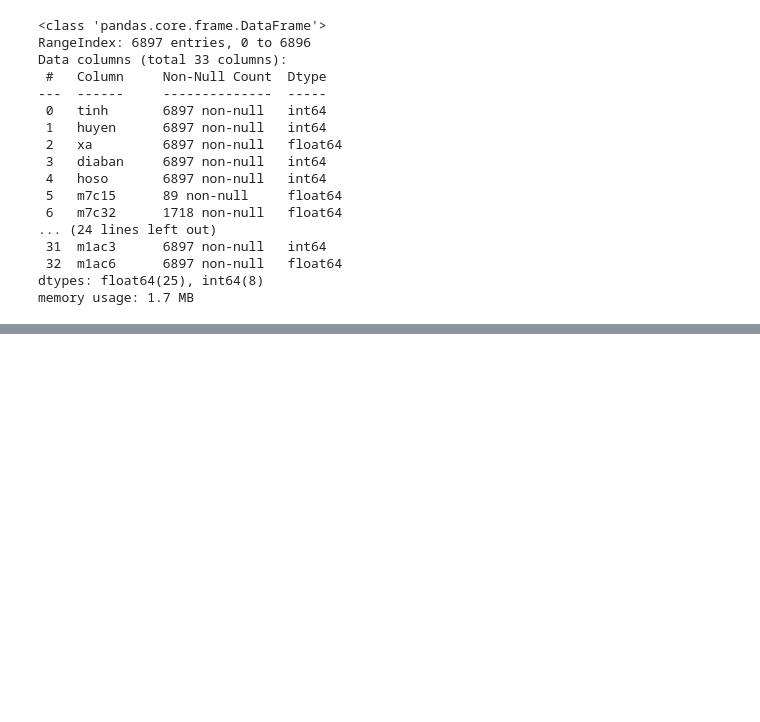
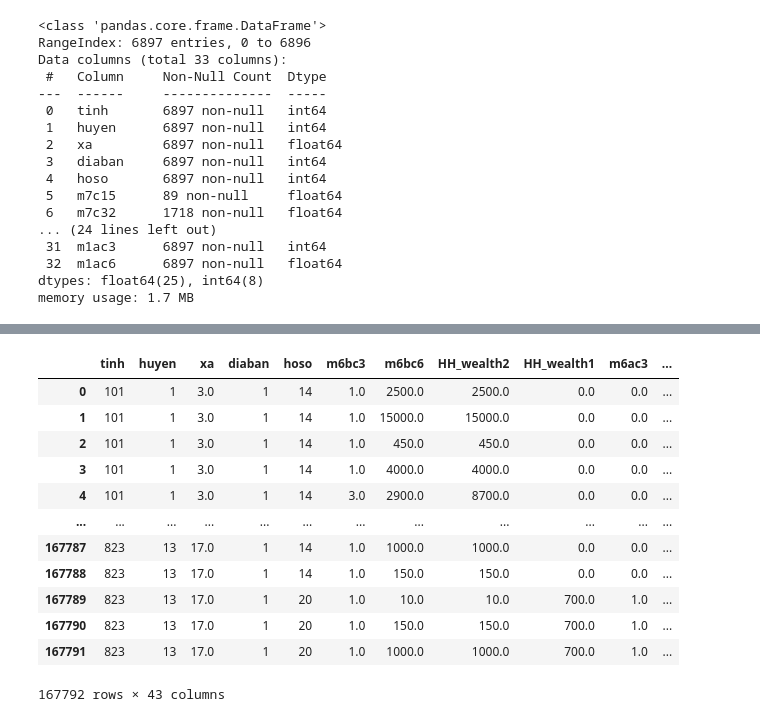
Before and after one commit to Thuan509/Dynamic-Macroeconomics, a Jupyter notebook: PS2_Code/Household Model/data_process.ipynb, the cells around one changed output, grey strips where cells are left out. Cells and saved outputs as stored; diff of their text form; code cells hidden in the pictures; blank space fills up the shorter version.

```diff
--- a/PS2_Code/Household Model/data_process.ipynb
+++ b/PS2_Code/Household Model/data_process.ipynb
@@ -555,0 +539,25 @@ KeyError: 'HH_Income'
+# %%
+# Create a new dataframe to merge all files
+df = muc6a.merge(df, on=['tinh', 'huyen', 'xa', 'diaban', 'hoso'], how='inner')
+# %%
+# Import household durable goods (6B)
+muc6b = pd.read_csv(os.path.join(data_path, 'muc6b.csv'))
+
+# Define the required columns (household identifiers + selected variables)
+# m6bc3: quantity of the durable applicance, m6bc6: durable appliance value at current price
+columns6b = ['tinh', 'huyen', 'xa', 'diaban', 'hoso', 'm6bc3', 'm6bc6']
+
+# Filter the dataset to keep only the selected columns
+muc6b = muc6b[columns6b]
+muc6b.fillna(0, inplace=True)
+
+# Calculate total durable goods value of household
+muc6b['HH_wealth2'] = muc6b['m6bc3'] * muc6b['m6bc6']
+
+# Group by household to get total wealth per household
+hh_wealth2 = muc6b.groupby(['tinh', 'huyen', 'xa', 'diaban', 'hoso'], as_index=False)['HH_wealth2'].sum()
+
+# Merge back to the original dataset
+muc6b = muc6b.merge(hh_wealth1, on=['tinh', 'huyen', 'xa', 'diaban', 'hoso'], how='left')
+
+muc6b
@@ -555,0 +578,20 @@ KeyError: 'HH_Income'
+# %%
+# Create a new dataframe to merge all files
+df = muc6b.merge(df, on=['tinh', 'huyen', 'xa', 'diaban', 'hoso'], how='inner')
+# %%
+df['HH_Wealth'] = df['HH_wealth1'] + df['HH_wealth2']
+df
+# %% [output]
+|  | tinh | huyen | xa | diaban | hoso | m6bc3 | m6bc6 | HH_wealth2 | HH_wealth1 | m6ac3 | ... |
+| 0 | 101 | 1 | 3.0 | 1 | 14 | 1.0 | 2500.0 | 2500.0 | 0.0 | 0.0 | ... |
+| 1 | 101 | 1 | 3.0 | 1 | 14 | 1.0 | 15000.0 | 15000.0 | 0.0 | 0.0 | ... |
+| 2 | 101 | 1 | 3.0 | 1 | 14 | 1.0 | 450.0 | 450.0 | 0.0 | 0.0 | ... |
+| 3 | 101 | 1 | 3.0 | 1 | 14 | 1.0 | 4000.0 | 4000.0 | 0.0 | 0.0 | ... |
+| 4 | 101 | 1 | 3.0 | 1 | 14 | 3.0 | 2900.0 | 8700.0 | 0.0 | 0.0 | ... |
+| ... | ... | ... | ... | ... | ... | ... | ... | ... | ... | ... | ... |
+| 167787 | 823 | 13 | 17.0 | 1 | 14 | 1.0 | 1000.0 | 1000.0 | 0.0 | 0.0 | ... |
+| 167788 | 823 | 13 | 17.0 | 1 | 14 | 1.0 | 150.0 | 150.0 | 0.0 | 0.0 | ... |
+| 167789 | 823 | 13 | 17.0 | 1 | 20 | 1.0 | 10.0 | 10.0 | 700.0 | 1.0 | ... |
+| 167790 | 823 | 13 | 17.0 | 1 | 20 | 1.0 | 150.0 | 150.0 | 700.0 | 1.0 | ... |
+| 167791 | 823 | 13 | 17.0 | 1 | 20 | 1.0 | 1000.0 | 1000.0 | 700.0 | 1.0 | ... |
+167792 rows × 43 columns
```
Also changed, not shown: parts of 11 cells of this notebook, 38 other files.
